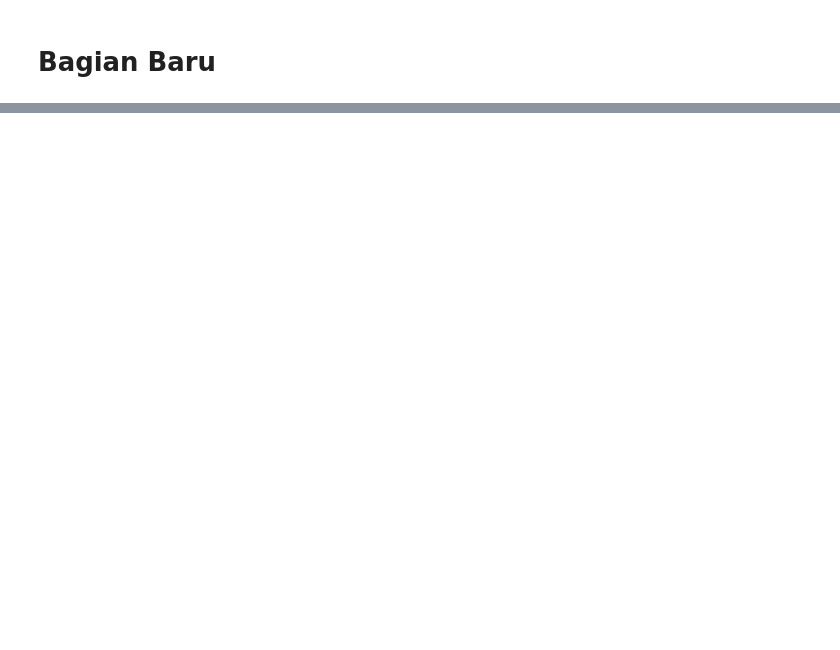
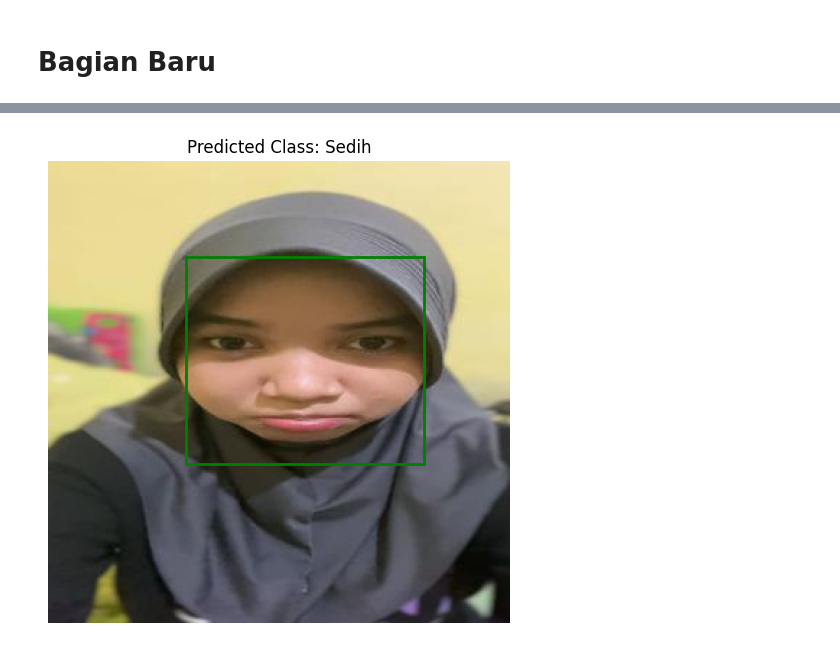
Before and after one commit to IF-Apps/facedetection, a Jupyter notebook: testMN- Copy.ipynb, the cells around one changed output, grey strips where cells are left out. Drawn from its saved outputs; the diff is of its cells as text; code cells hidden in the pictures; blank space fills up the shorter version.

```diff
--- a/testMN- Copy.ipynb
+++ b/testMN- Copy.ipynb
@@ -384,12 +458,24 @@ weighted avg       0.77      0.69      0.67       319
 # %%
+import os
 import cv2
 import numpy as np
 import matplotlib.pyplot as plt
 
 # Fungsi untuk memuat dan menampilkan gambar dengan prediksi bounding box
 def validate_single_image(image_path, model, classes_list):
+    # Periksa apakah path gambar ada
+    if not os.path.exists(image_path):
+        print(f"Error: Path gambar tidak ditemukan: {image_path}")
+        return
+
     # Memuat gambar dari path
     image = cv2.imread(image_path)
+
+    # Periksa apakah gambar berhasil dimuat
+    if image is None:
+        print(f"Error: Gambar tidak ditemukan atau tidak dapat dimuat dari path: {image_path}")
+        return
+
     image_rgb = cv2.cvtColor(image, cv2.COLOR_BGR2RGB)  # Konversi ke format RGB
 
     # Reshape gambar untuk model
@@ -417,7 +503,12 @@ def validate_single_image(image_path, model, classes_list):
     plt.show()
 
 # Contoh penggunaan
-# Pastikan path gambar sesuai dengan lokasi gambar yang ingin Anda uji
-image_path = 'path_to_your_image.jpg'  # Ganti dengan path gambar Anda
+# Ganti 'path_to_your_image.jpg' dengan path absolut dari gambar Anda
+image_path = './arya4/images/IMG-20240622-WA0017_jpg.rf.49b4b48e157e44c493f43bdf729e0723.jpg'  # Ganti dengan path gambar Anda
+
+# Verifikasi bahwa file tersebut ada di direktori saat ini
+# print("Daftar file di direktori saat ini:", os.listdir('.'))
+
+# Memanggil fungsi untuk memuat dan menampilkan gambar
 validate_single_image(image_path, model, classes_list)
 # %% [output]
@@ -425 +516,2 @@ error: OpenCV(4.8.0) /io/opencv/modules/imgproc/src/color.cpp:182: error: (-215:
+[figure, added]
 # %%
```
Also changed, not shown: parts of 28 cells of this notebook, 6 other files.
